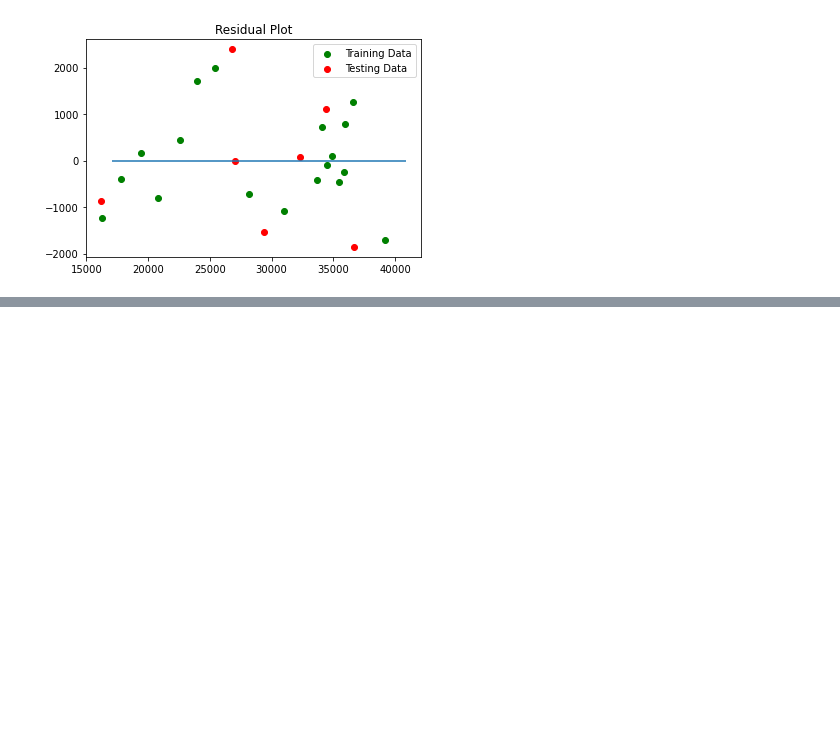
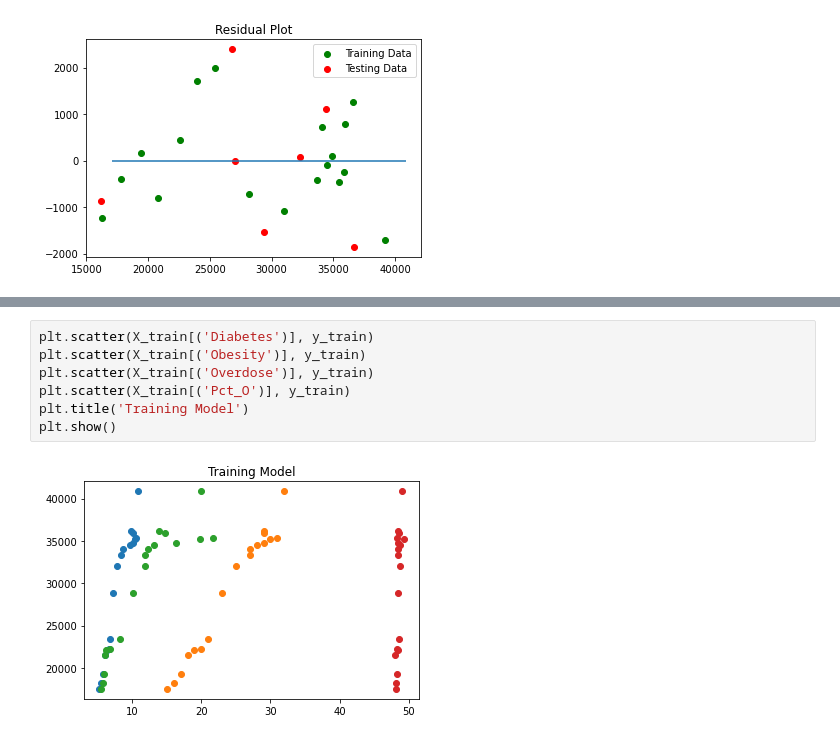
Before and after one commit to Lbrady1025/OPTN-analysis, a Jupyter notebook: timeseries_v5.ipynb, the cells around one changed output, grey strips where cells are left out. Saved outputs shown, nothing was run; the diff lists cells and outputs as text; blank space fills up the shorter version.

```diff
--- a/timeseries_v5.ipynb
+++ b/timeseries_v5.ipynb
@@ -59,0 +142,9 @@ Text(0.5, 1.0, 'Residual Plot')
+# %%
+plt.scatter(X_train[('Diabetes')], y_train)
+plt.scatter(X_train[('Obesity')], y_train)
+plt.scatter(X_train[('Overdose')], y_train)
+plt.scatter(X_train[('Pct_O')], y_train)
+plt.title('Training Model')
+plt.show()
+# %% [output]
+[figure, added]
```
Also changed, not shown: parts of 19 cells of this notebook, 1 other file.
